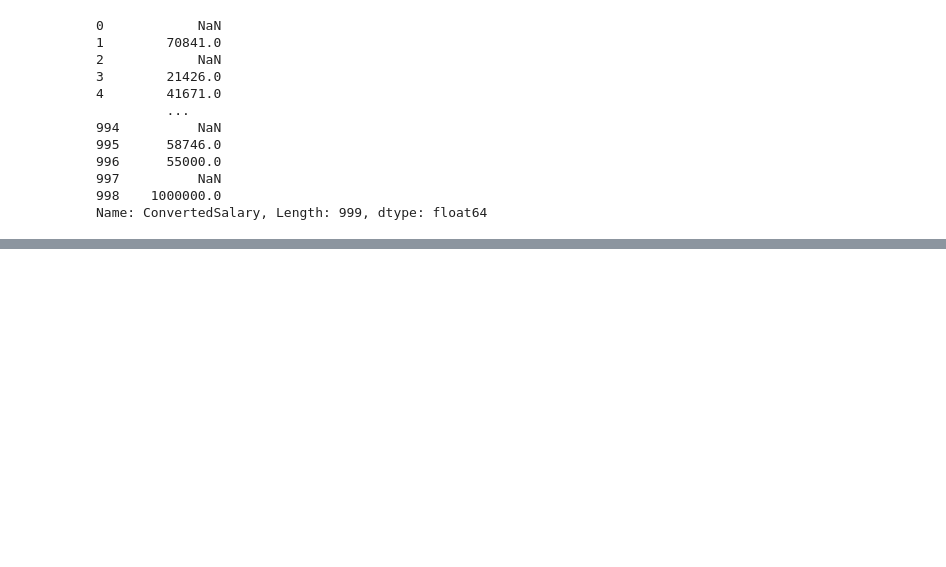
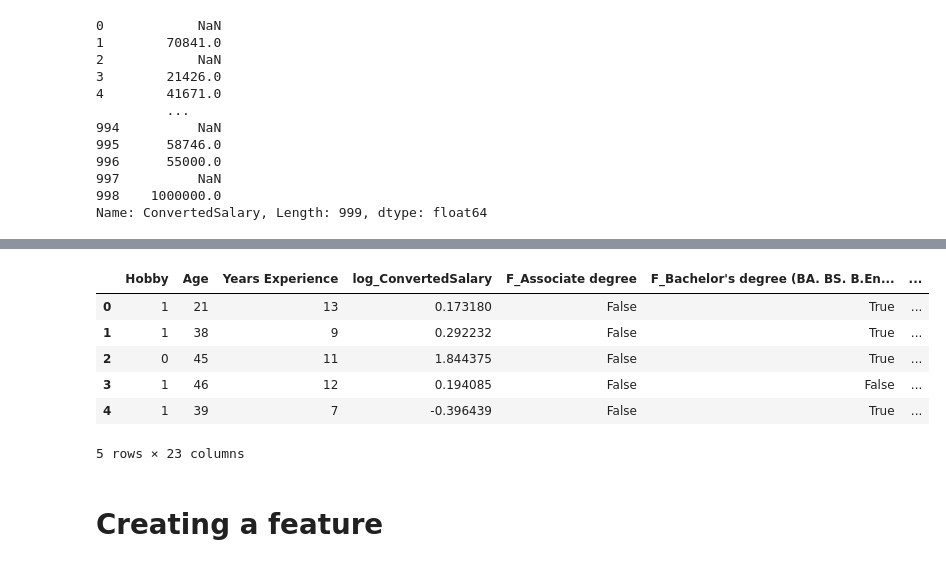
Before and after one commit to Ihaxxxx/Machine-Learning, a Jupyter notebook: Projects/stackoverflow/index.ipynb, the cells around one changed output, grey strips where cells are left out. Cells and saved outputs as stored; diff of their text form; code cells hidden in the pictures; blank space fills up the shorter version.

```diff
--- a/Projects/stackoverflow/index.ipynb
+++ b/Projects/stackoverflow/index.ipynb
@@ -372,0 +528,2 @@ Name: ConvertedSalary, Length: 999, dtype: float64
+# %%
+columns = ['FormalEducation','Country']
@@ -372,0 +540,3 @@ Name: ConvertedSalary, Length: 999, dtype: float64
+# %%
+for col in columns:
+    df = pd.get_dummies(df,columns=[col],prefix={col[0]})
@@ -372,0 +557,15 @@ Name: ConvertedSalary, Length: 999, dtype: float64
+# %%
+le = LabelEncoder()
+df['Hobby'] = le.fit_transform(df['Hobby'])
+# %%
+df.head()
+# %% [output]
+|  | Hobby | Age | Years Experience | log_ConvertedSalary | F_Associate degree | F_Bachelor's degree (BA. BS. B.En... | ... |
+| 0 | 1 | 21 | 13 | 0.173180 | False | True | ... |
+| 1 | 1 | 38 | 9 | 0.292232 | False | True | ... |
+| 2 | 0 | 45 | 11 | 1.844375 | False | True | ... |
+| 3 | 1 | 46 | 12 | 0.194085 | False | False | ... |
+| 4 | 1 | 39 | 7 | -0.396439 | False | True | ... |
+5 rows × 23 columns
+# %% [markdown]
+# Creating a feature
```
Also changed, not shown: parts of 44 cells of this notebook, 5 other files.
